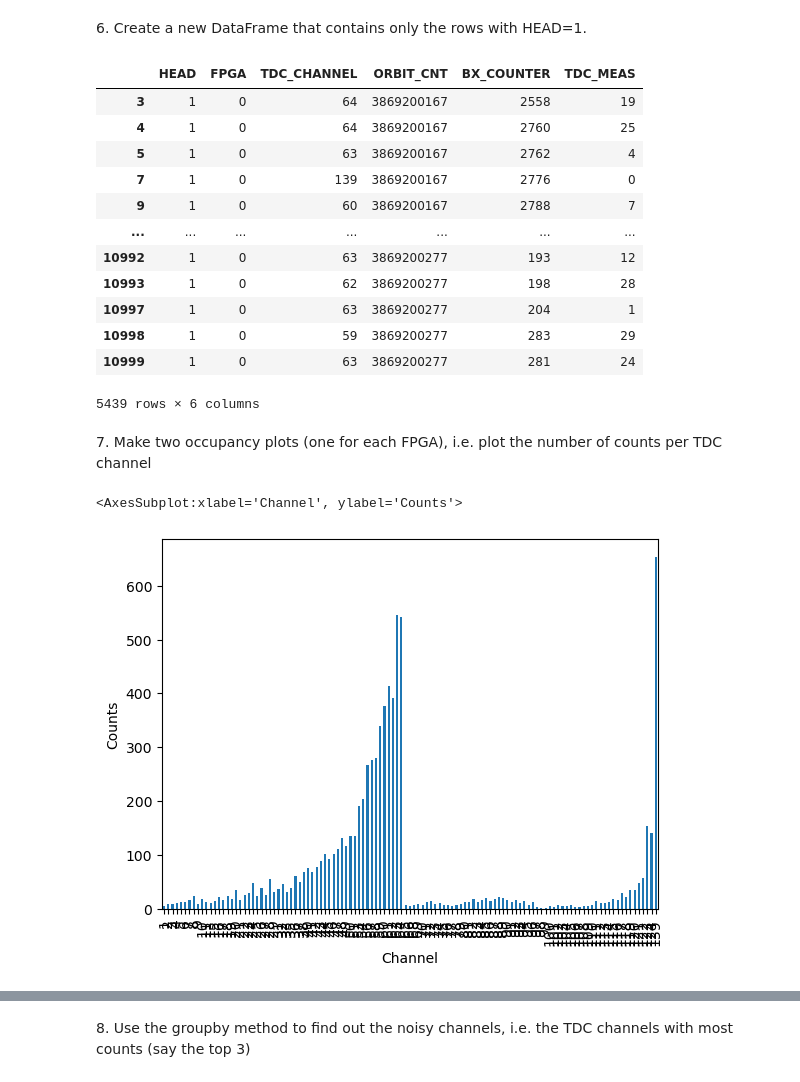
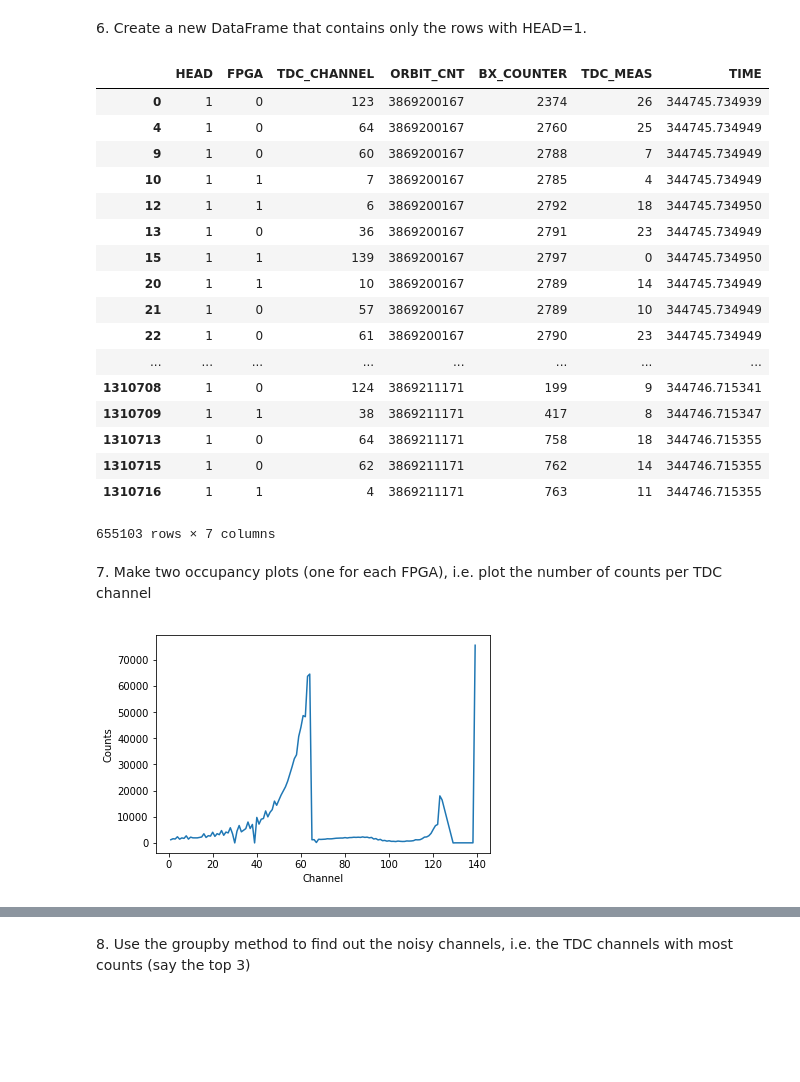
Before and after one commit to tommaso-bertola/LaboratoryOfComputationalPhysics_Y5, a Jupyter notebook: 06ex_Pandas.ipynb, the cells around one changed output, grey strips where cells are left out. Saved outputs shown, nothing was run; the diff lists cells and outputs as text; code cells hidden in the pictures; blank space fills up the shorter version.

```diff
--- a/06ex_Pandas.ipynb
+++ b/06ex_Pandas.ipynb
@@ -13,5 +16,5 @@ import numpy as np
 # %%
-df=pd.read_csv('/home/tom/data/data_000637.txt', nrows=11000)
+df=pd.read_csv('~/data/data_000637.txt')
 df
 # %% [output]
 |  | HEAD | FPGA | TDC_CHANNEL | ORBIT_CNT | BX_COUNTER | TDC_MEAS |
@@ -52,0 +53,3 @@ Name: ORBIT_CNT, Length: 111, dtype: int64
+# %%
+df['TIME']=(df['TDC_MEAS']*25/30+df['BX_COUNTER']*25+df['ORBIT_CNT']*(df['BX_COUNTER'].max()+1)*25)*1e-9
+print('{time:.2f} sec of acquisition'.format(time=df['TIME'].max()-df['TIME'].min()))
@@ -75,24 +85,31 @@ df
 df2=df[df['HEAD']==1]
 df2
 # %% [output]
-|  | HEAD | FPGA | TDC_CHANNEL | ORBIT_CNT | BX_COUNTER | TDC_MEAS |
-| 3 | 1 | 0 | 64 | 3869200167 | 2558 | 19 |
-| 4 | 1 | 0 | 64 | 3869200167 | 2760 | 25 |
-| 5 | 1 | 0 | 63 | 3869200167 | 2762 | 4 |
-| 7 | 1 | 0 | 139 | 3869200167 | 2776 | 0 |
-| 9 | 1 | 0 | 60 | 3869200167 | 2788 | 7 |
-| ... | ... | ... | ... | ... | ... | ... |
-| 10992 | 1 | 0 | 63 | 3869200277 | 193 | 12 |
-| 10993 | 1 | 0 | 62 | 3869200277 | 198 | 28 |
-| 10997 | 1 | 0 | 63 | 3869200277 | 204 | 1 |
-| 10998 | 1 | 0 | 59 | 3869200277 | 283 | 29 |
-| 10999 | 1 | 0 | 63 | 3869200277 | 281 | 24 |
+|  | HEAD | FPGA | TDC_CHANNEL | ORBIT_CNT | BX_COUNTER | TDC_MEAS | TIME |
+| 0 | 1 | 0 | 123 | 3869200167 | 2374 | 26 | 344745.734939 |
+| 4 | 1 | 0 | 64 | 3869200167 | 2760 | 25 | 344745.734949 |
+| 9 | 1 | 0 | 60 | 3869200167 | 2788 | 7 | 344745.734949 |
+| 10 | 1 | 1 | 7 | 3869200167 | 2785 | 4 | 344745.734949 |
+| 12 | 1 | 1 | 6 | 3869200167 | 2792 | 18 | 344745.734950 |
+| 13 | 1 | 0 | 36 | 3869200167 | 2791 | 23 | 344745.734949 |
+| 15 | 1 | 1 | 139 | 3869200167 | 2797 | 0 | 344745.734950 |
+| 20 | 1 | 1 | 10 | 3869200167 | 2789 | 14 | 344745.734949 |
+| 21 | 1 | 0 | 57 | 3869200167 | 2789 | 10 | 344745.734949 |
+| 22 | 1 | 0 | 61 | 3869200167 | 2790 | 23 | 344745.734949 |
+| ... | ... | ... | ... | ... | ... | ... | ... |
+| 1310708 | 1 | 0 | 124 | 3869211171 | 199 | 9 | 344746.715341 |
+| 1310709 | 1 | 1 | 38 | 3869211171 | 417 | 8 | 344746.715347 |
+| 1310713 | 1 | 0 | 64 | 3869211171 | 758 | 18 | 344746.715355 |
+| 1310715 | 1 | 0 | 62 | 3869211171 | 762 | 14 | 344746.715355 |
+| 1310716 | 1 | 1 | 4 | 3869211171 | 763 | 11 | 344746.715355 |
-5439 rows × 6 columns
+655103 rows × 7 columns
 # %% [markdown]
 7\. Make two occupancy plots (one for each FPGA), i.e. plot the number of counts per TDC channel
 # %%
-df[df['FPGA']==0]['TDC_CHANNEL'].value_counts().sort_index().plot(xlabel='Channel', ylabel='Counts', kind='bar')
+plt.plot(df[df['FPGA']==0]['TDC_CHANNEL'].value_counts().sort_index())
+plt.ylabel('Counts')
+plt.xlabel('Channel')
+plt.show()
 # %% [output]
-<AxesSubplot:xlabel='Channel', ylabel='Counts'>
-[figure, old version]
+[figure, new version]
 # %%
```
Also changed, not shown: parts of 14 cells of this notebook, 1 other file.
